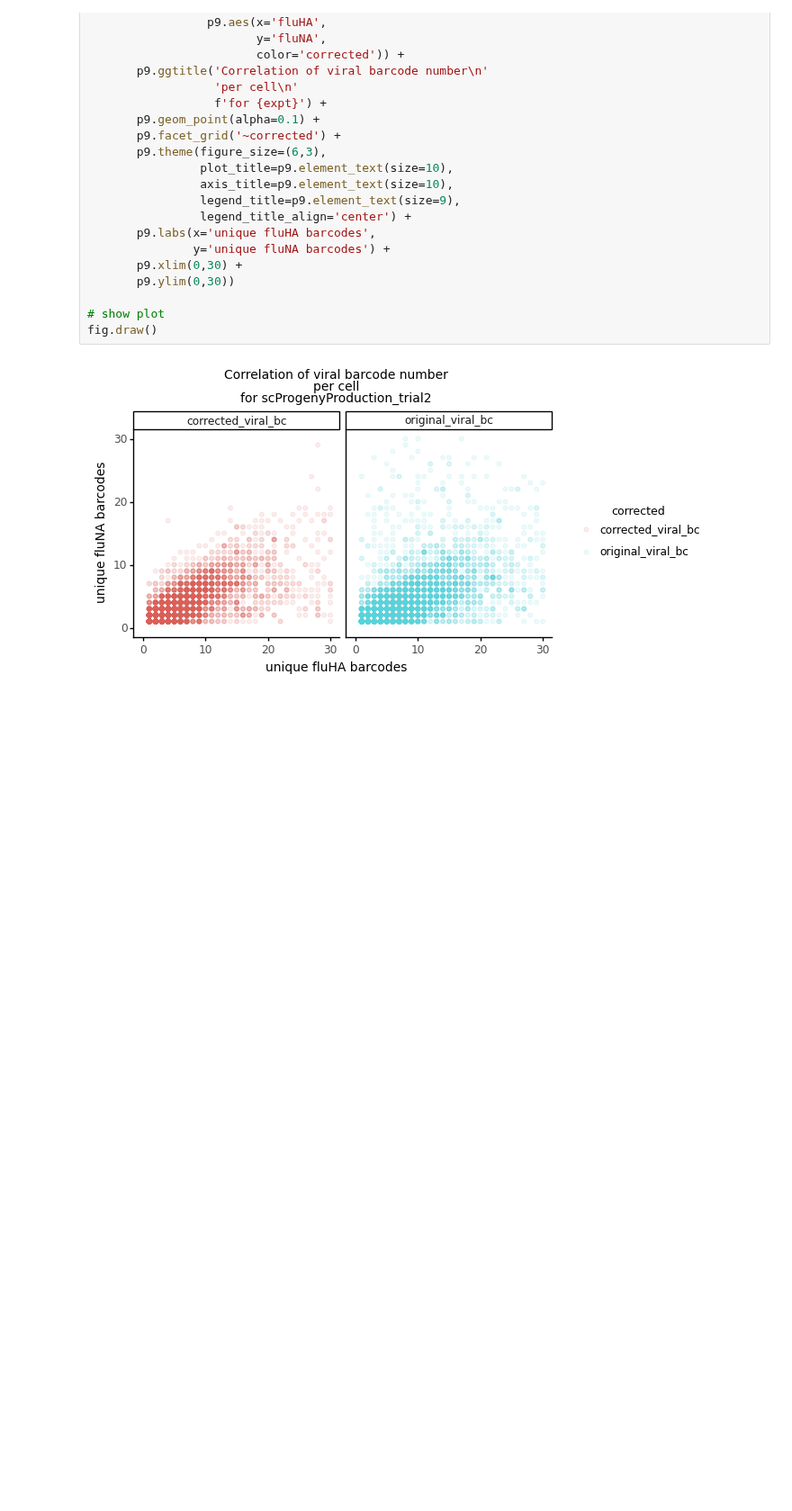
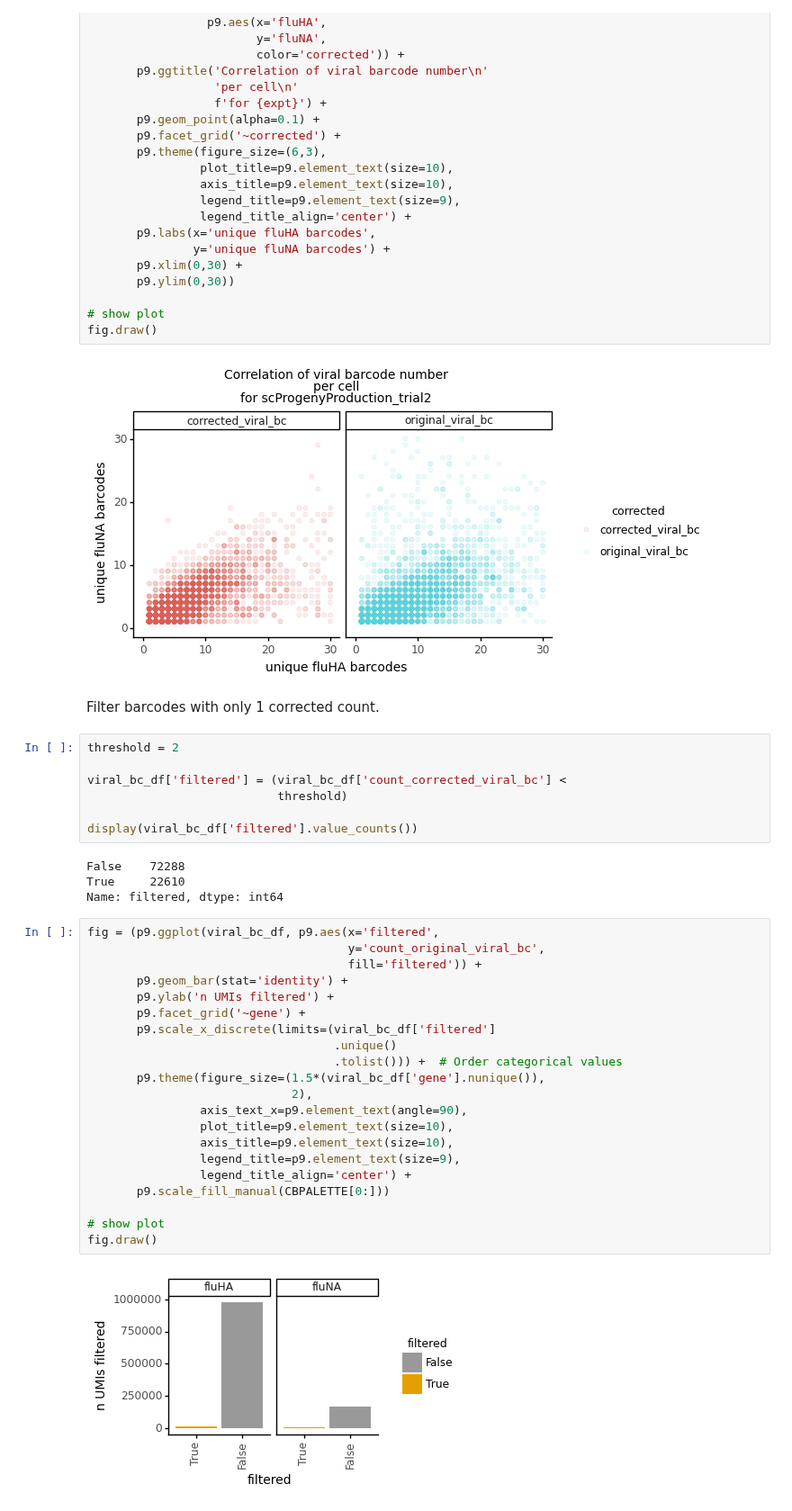
Before and after one commit to jbloomlab/barcoded_flu_pdmH1N1, a Jupyter notebook: viral_barcode_consensus_by_cell.py.ipynb, the cells around one changed output. Shown at 90% size. Cells and saved outputs as stored; diff of their text form; blank space fills up the shorter version.

Commit message:
Added threshold for minimum number of UMIs to retain barcode

```diff
--- a/viral_barcode_consensus_by_cell.py.ipynb
+++ b/viral_barcode_consensus_by_cell.py.ipynb
@@ -345,3 +345,39 @@ fig = (p9.ggplot((viral_bc_df
 fig.draw()
 # %% [output]
 [figure]
+# %% [markdown]
+Filter barcodes with only 1 corrected count.
+# %%
+threshold = 2
+
+viral_bc_df['filtered'] = (viral_bc_df['count_corrected_viral_bc'] <
+                           threshold)
+
+display(viral_bc_df['filtered'].value_counts())
+# %% [output]
+False    72288
+True     22610
+Name: filtered, dtype: int64
+# %%
+fig = (p9.ggplot(viral_bc_df, p9.aes(x='filtered',
+                                     y='count_original_viral_bc',
+                                     fill='filtered')) +
+       p9.geom_bar(stat='identity') +
+       p9.ylab('n UMIs filtered') +
+       p9.facet_grid('~gene') +
+       p9.scale_x_discrete(limits=(viral_bc_df['filtered']
+                                   .unique()
+                                   .tolist())) +  # Order categorical values
+       p9.theme(figure_size=(1.5*(viral_bc_df['gene'].nunique()),
+                             2),
+                axis_text_x=p9.element_text(angle=90),
+                plot_title=p9.element_text(size=10),
+                axis_title=p9.element_text(size=10),
+                legend_title=p9.element_text(size=9),
+                legend_title_align='center') +
+       p9.scale_fill_manual(CBPALETTE[0:]))
+
+# show plot
+fig.draw()
+# %% [output]
+[figure, added]
```
Also changed, not shown: parts of 4 cells of this notebook.
